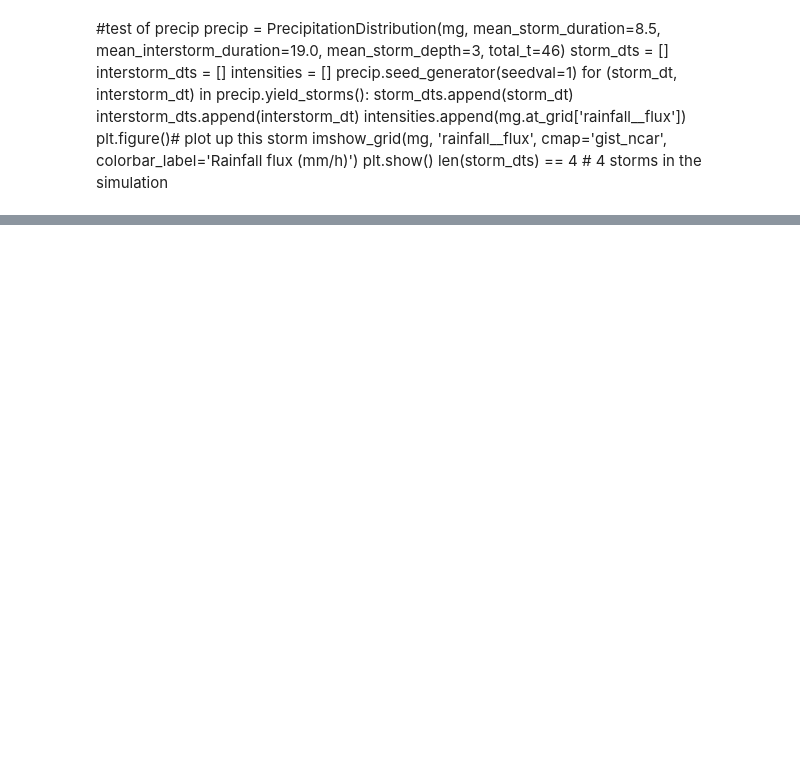
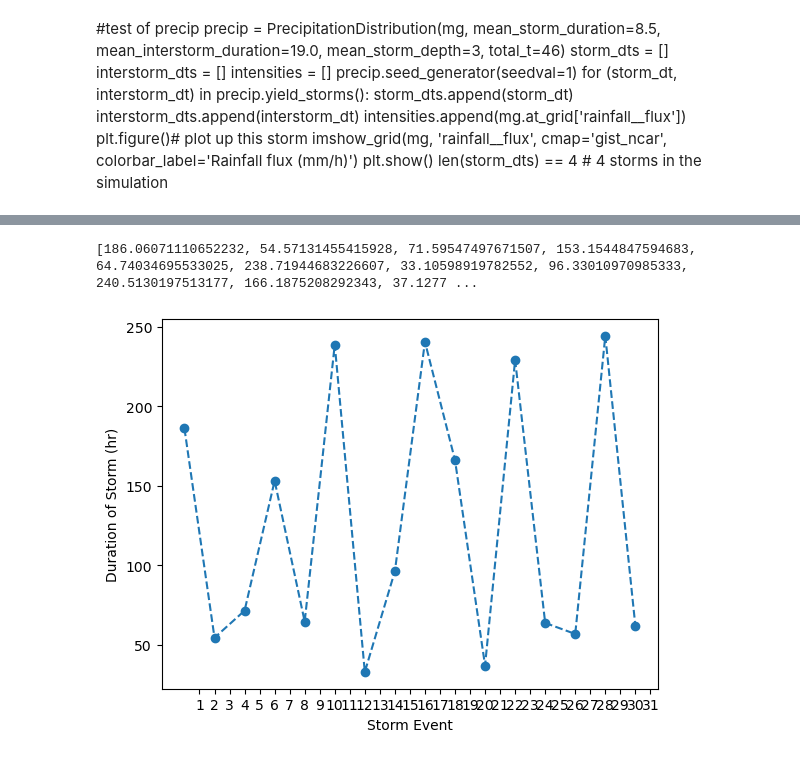
Before and after one commit to gsb223/landlabwork, a Jupyter notebook: final code/rain_of_sample_topo.ipynb, the cells around one changed output, grey strips where cells are left out. Cells and saved outputs as stored; diff of their text form; code cells hidden in the pictures; blank space fills up the shorter version.

```diff
--- a/final code/rain_of_sample_topo.ipynb
+++ b/final code/rain_of_sample_topo.ipynb
@@ -223,0 +306,16 @@ for (storm_t, interstorm_t) in rain.yield_storms(style="whole_year"):  # storm l
+# %%
+#show graphs of storm time and interstorm data
+#Instantiate figure as empty plot
+figelev = plt.figure()
+
+#Instantiate subplot as empty plot
+plot = plt.subplot()
+plot.plot(storm_amt_data, storm_time_data,linestyle='--', marker='o')
+plt.xlabel("Storm Event")
+plt.ylabel("Duration of Storm (hr)")
+plt.xticks(np.arange(1,i,1))
+print(storm_time_data)
+total_t_check = sum(storm_time_data)
+# %% [output]
+[186.06071110652232, 54.57131455415928, 71.59547497671507, 153.1544847594683, 64.74034695533025, 238.71944683226607, 33.10598919782552, 96.33010970985333, 240.5130197513177, 166.1875208292343, 37.1277 ...
+[figure, added]
```
Also changed, not shown: parts of 14 cells of this notebook, 1 other file.
